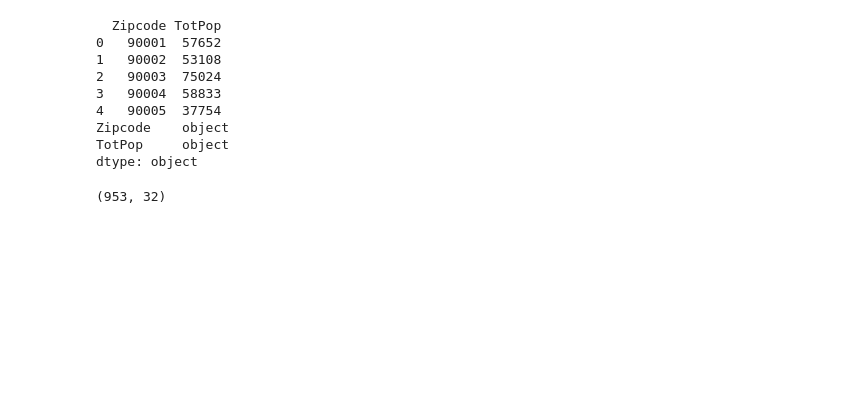
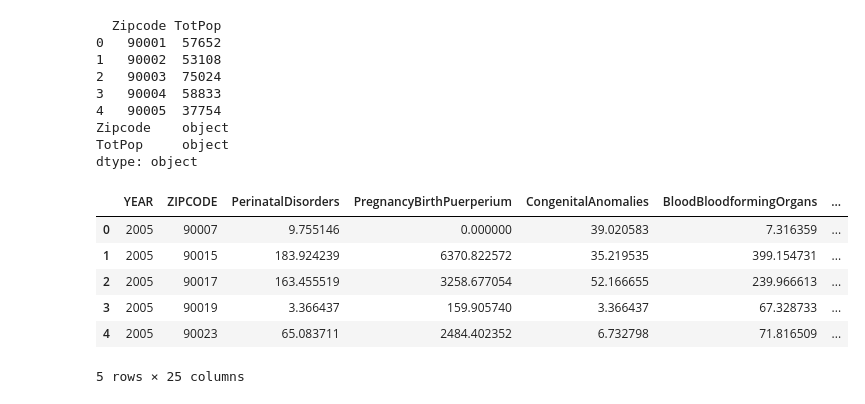
Before and after one commit to weikaylee/surf24_draft, a Jupyter notebook: analysis/scripts/er_health_data.ipynb, the cells around one changed output. Saved outputs shown, nothing was run; the diff lists cells and outputs as text; code cells hidden in the pictures; blank space fills up the shorter version.

```diff
--- a/analysis/scripts/er_health_data.ipynb
+++ b/analysis/scripts/er_health_data.ipynb
@@ -534,23 +517,37 @@ TotPop     object
 dtype: object
 # %%
 # standardize counts to get rate per 100,000 ppl
-# TODO don't include geos (if do include, save as shp?)
-rate_df = processed_data.copy()
-count_cols = rate_df.columns[2:len(rate_df.columns) - 1]
+rate_df = pd.DataFrame()
+noncount_cols = counts_df.columns[0:2]
+count_cols = counts_df.columns[2:]
 
 years = range(2005,2021)
 for year in years:
-    yearly_data = rate_df.loc[rate_df["YEAR"] == year]
+    # get data for year
+    yearly_data = counts_df.loc[counts_df["YEAR"] == year]
     yearly_zips = yearly_data["ZIPCODE"]
 
     # get population data for matching zips
-    zips_df = pop_df.loc[pop_df["Zipcode"].isin(yearly_zips.to_list())].set_index(yearly_data.index)
-    zip_pops = zips_df["TotPop"].astype("float")
+    zips_df = pop_df.loc[pop_df["Zipcode"].isin(yearly_zips.to_list())]
+    zip_pops = zips_df["TotPop"].astype("float").reset_index(drop=True)
 
-    # divide everything in counts_df by filtered pop data
-    rate = rate_df.loc[rate_df["YEAR"] == year, count_cols].div(zip_pops, axis=0).mul(1e5)
-    rate_df.loc[rate_df["YEAR"] == year, count_cols] = rate
+    # get relevant columns
+    noncounts = yearly_data.loc[:, noncount_cols].reset_index(drop=True)
+    counts = yearly_data.loc[:, count_cols].reset_index(drop=True)
+
+    # get standardized rate
+    rate = counts.div(zip_pops, axis=0).mul(1e5)
+    joined = noncounts.join(rate)
+
+    # concat to main df
+    rate_df = pd.concat([rate_df, joined], ignore_index=True)
 # %%
-rate_df.shape
+rate_df.head()
 # %% [output]
+|  | YEAR | ZIPCODE | PerinatalDisorders | PregnancyBirthPuerperium | CongenitalAnomalies | BloodBloodformingOrgans | ... |
+| 0 | 2005 | 90007 | 9.755146 | 0.000000 | 39.020583 | 7.316359 | ... |
+| 1 | 2005 | 90015 | 183.924239 | 6370.822572 | 35.219535 | 399.154731 | ... |
+| 2 | 2005 | 90017 | 163.455519 | 3258.677054 | 52.166655 | 239.966613 | ... |
+| 3 | 2005 | 90019 | 3.366437 | 159.905740 | 3.366437 | 67.328733 | ... |
+| 4 | 2005 | 90023 | 65.083711 | 2484.402352 | 6.732798 | 71.816509 | ... |
-(953, 32)
+5 rows × 25 columns
```
Also changed, not shown: parts of 11 cells of this notebook.
